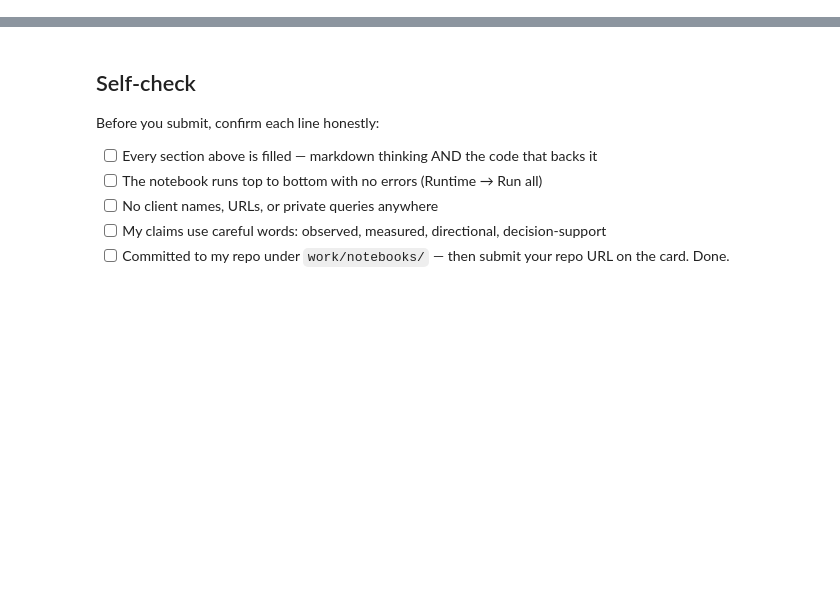
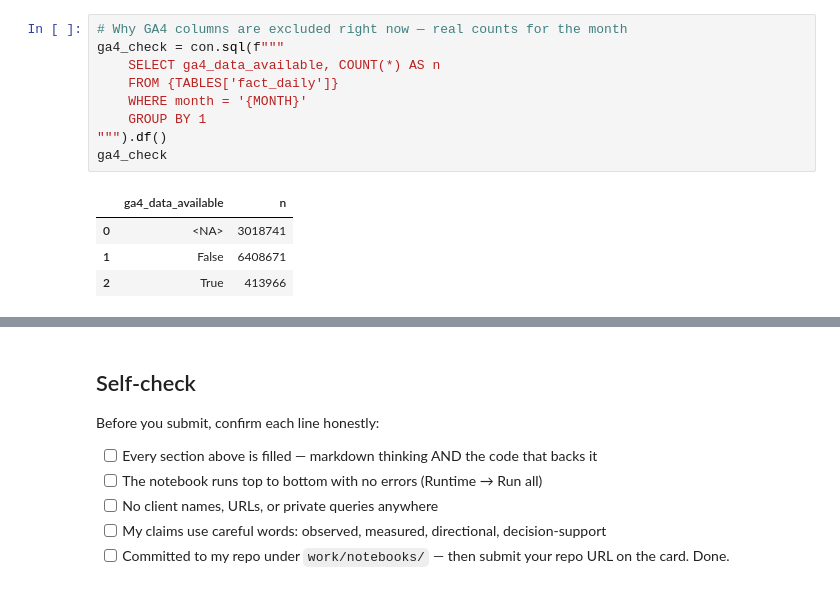
Before and after one commit to shaheerkhan1117/flyrank-ml-internship, a Jupyter notebook: work/notebooks/w03_data_contract.ipynb, the cells around one changed output, grey strips where cells are left out. Saved outputs shown, nothing was run; the diff lists cells and outputs as text; blank space fills up the shorter version.

```diff
--- a/work/notebooks/w03_data_contract.ipynb
+++ b/work/notebooks/w03_data_contract.ipynb
@@ -36,0 +103,14 @@ This skeleton is yours to fill. Work the sections **in order** — each one has
+# %%
+# Why GA4 columns are excluded right now — real counts for the month
+ga4_check = con.sql(f"""
+    SELECT ga4_data_available, COUNT(*) AS n
+    FROM {TABLES['fact_daily']}
+    WHERE month = '{MONTH}'
+    GROUP BY 1
+""").df()
+ga4_check
+# %% [output]
+|  | ga4_data_available | n |
+| 0 | <NA> | 3018741 |
+| 1 | False | 6408671 |
+| 2 | True | 413966 |
```
Also changed, not shown: parts of 21 cells of this notebook.
